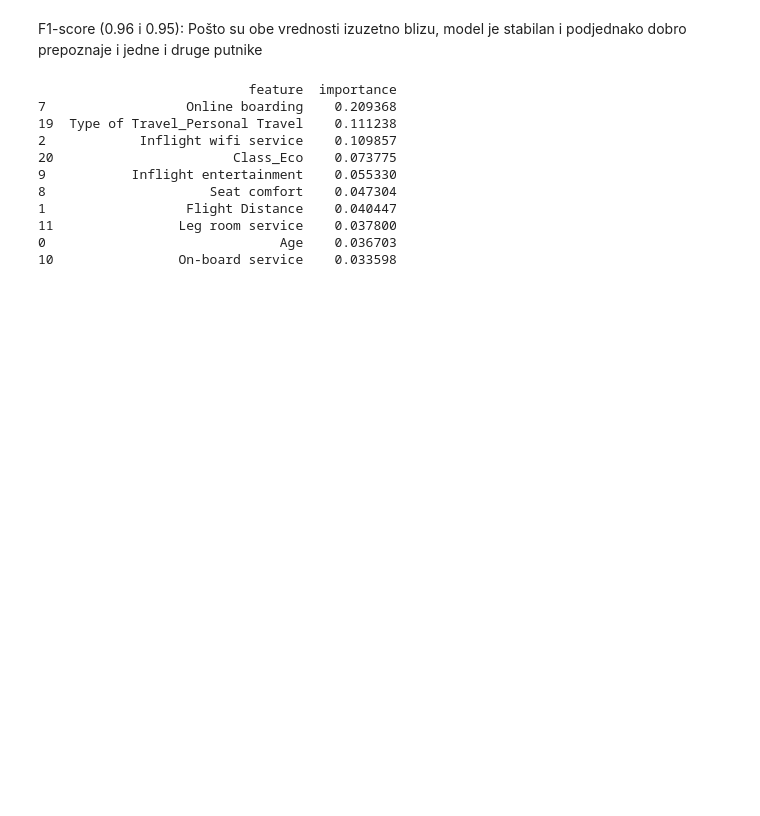
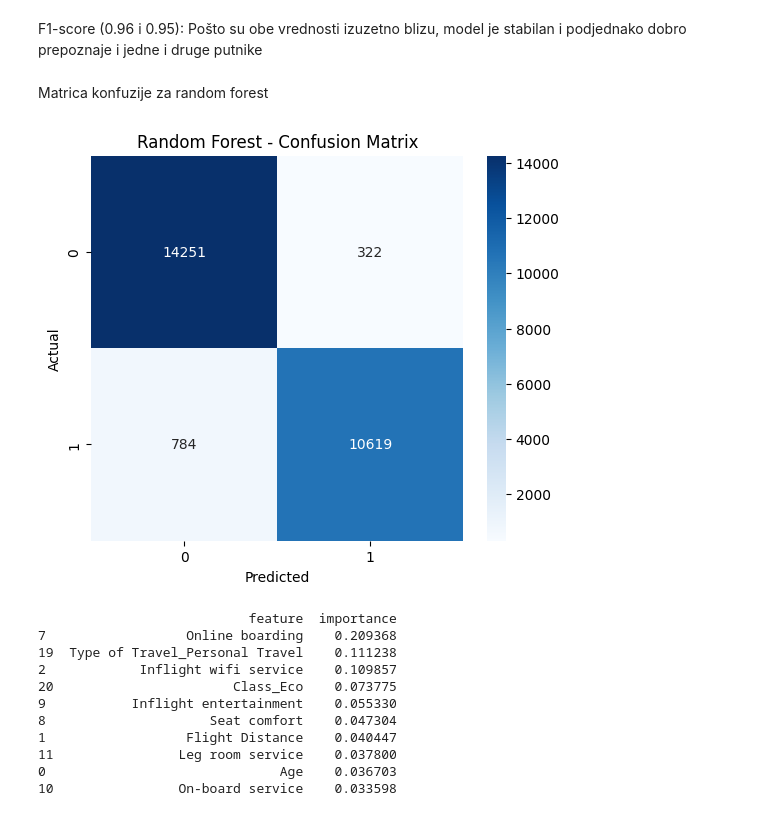
Before and after one commit to irinaradanovic/AeroSatisfaction-Prediction, a Jupyter notebook: aerosatisfaction.ipynb, the cells around one changed output. Cells and saved outputs as stored; diff of their text form; code cells hidden in the pictures; blank space fills up the shorter version.

```diff
--- a/aerosatisfaction.ipynb
+++ b/aerosatisfaction.ipynb
@@ -139,6 +205,25 @@ Precision: Model je precizan, 97% slucajeva pogodi da je putnik zadovoljan
 Recall: Modelu promakne oko 7% zadovoljnih putnika
 # %% [markdown]
 F1-score (0.96 i 0.95): Pošto su obe vrednosti izuzetno blizu, model je stabilan i podjednako dobro prepoznaje i jedne i druge putnike
+# %% [markdown]
+Matrica konfuzije za random forest
+# %%
+cm_rf = confusion_matrix(y_test, y_pred_rf)
+
+plt.figure(figsize=(6,5))
+sb.heatmap(
+    cm_rf,
+    annot=True,
+    fmt='d',
+    cmap='Blues'
+)
+
+plt.title('Random Forest - Confusion Matrix')
+plt.xlabel('Predicted')
+plt.ylabel('Actual')
+plt.show()
+# %% [output]
+[figure, added]
 # %%
 importances = rf.feature_importances_
 
```
Also changed, not shown: parts of 26 cells of this notebook.
